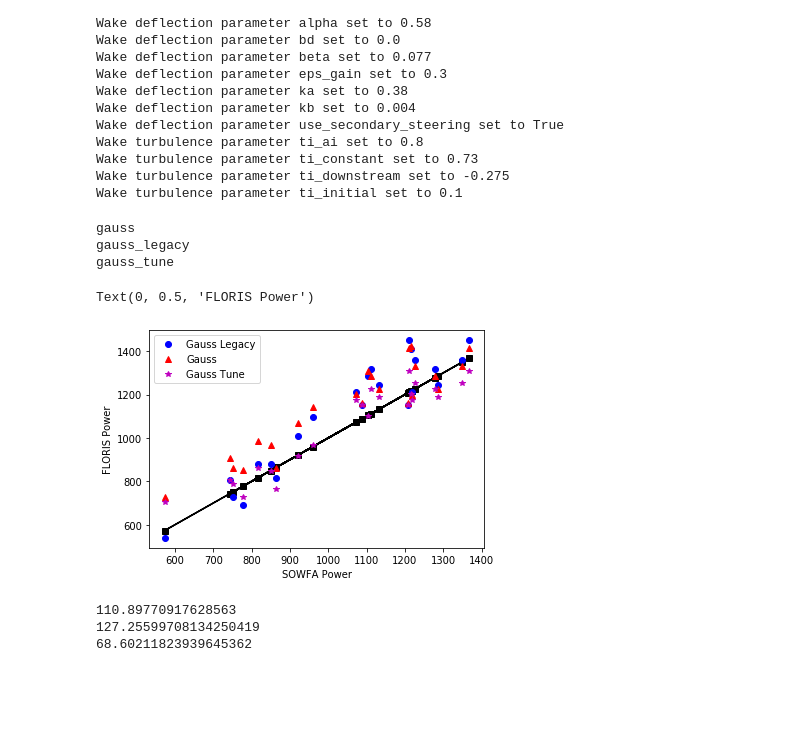
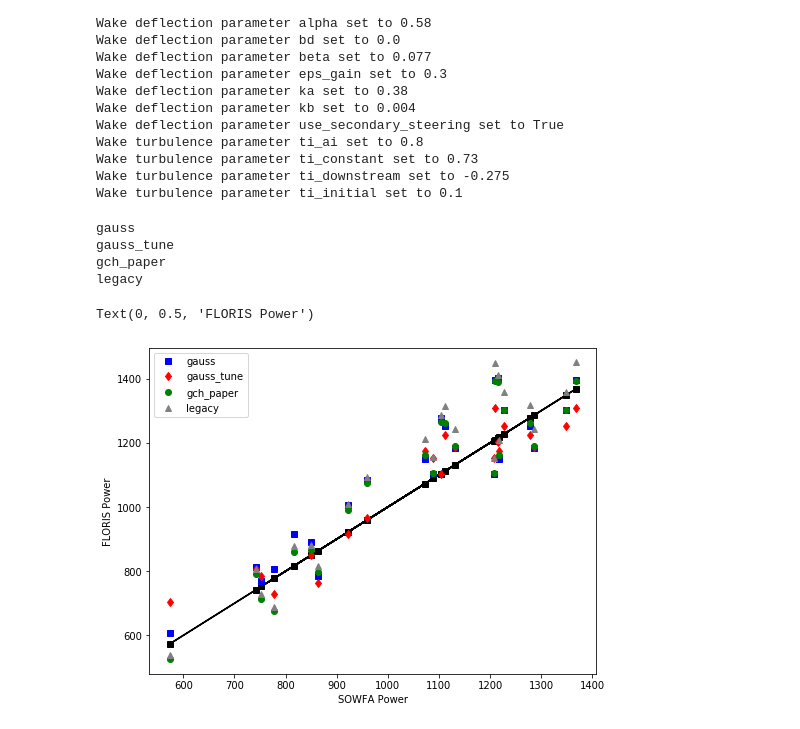
Before and after one commit to NREL/floris, a Jupyter notebook: examples_new/sowfa_tune/a_05_tune_single_wake.ipynb, the cells around one changed output. Cells and saved outputs as stored; diff of their text form; code cells hidden in the pictures; blank space fills up the shorter version.

```diff
--- a/examples_new/sowfa_tune/a_05_tune_single_wake.ipynb
+++ b/examples_new/sowfa_tune/a_05_tune_single_wake.ipynb
@@ -131,0 +162,7 @@ print(compute_rms(df,'Gauss_Error'))
+# %%
+for floris_key in fi_dict:
+    (fi, floris_color, floris_marker, floris_label) = fi_dict[floris_key]
+
+    error_signal = 'error_' + floris_label
+
+    print(floris_label,':',compute_rms(df,error_signal))
@@ -135,8 +177,8 @@ New version without tuning is, as we know, worse
 ## Try to find an improved tuning for gauss ka/kb
 # %%
 # Define a tuning error function
-(fi, floris_color, floris_label) = fi_dict['g']
-fi_tune = copy.deepcopy(fi)
+(fi_tune, floris_color, floris_marker, floris_label) = fi_dict['gt']
+
 model_params = fi_tune.get_model_parameters()
 
 
@@ -153,7 +195,7 @@ def tuning_error_function(x): #where x = [ka, kb]
     for idx, (i, row) in enumerate(df.iterrows()):
 
         # Determine free-stream wind speed column
-        freestream_name = 'freestream_gauss'
+        freestream_name = 'freestream_gauss_tune'
 
         # Match the layout
 
@@ -207,7 +249,7 @@ model_params['Wake Velocity Parameters']['ka'] = 0.38 * .581 # result.x[0] # 0.3
 model_params['Wake Velocity Parameters']['kb'] = 0.002 # result.x[1] # 0.004
 fi_tune.set_model_parameters(model_params)
 
-fi_dict['g_tune'] = (fi_tune, 'm', 'gauss_tune')
+fi_dict['gt'] = (fi_tune,'r','d','gauss_tune')
 # %% [output]
 Wake velocity parameter alpha set to 0.58
 Wake velocity parameter beta set to 0.077
@@ -232,7 +274,7 @@ Wake turbulence parameter ti_initial set to 0.1
 # %%
 # Recalculate
 for floris_key in fi_dict:
-    (fi, floris_color, floris_label) = fi_dict[floris_key]
+    (fi, floris_color, floris_marker,floris_label) = fi_dict[floris_key]
 
     t1_powers = get_t1_powers(fi, floris_label, df)
 
@@ -240,27 +282,21 @@ for floris_key in fi_dict:
     df[power_key] = t1_powers
 # %% [output]
 gauss
-gauss_legacy
 gauss_tune
+gch_paper
+legacy
 # %%
 # How does this look in absolute terms?
-fig, ax = plt.subplots()
+fig, ax = plt.subplots(figsize=(8,6))
 ax.plot(df.sowfa_1,df.sowfa_1,'ks-')
-ax.plot(df.sowfa_1,df.power_gauss_legacy,'bo-',label='Gauss Legacy',ls='None')
-ax.plot(df.sowfa_1,df.power_gauss,'r^-',label='Gauss',ls='None')
-ax.plot(df.sowfa_1,df.power_gauss_tune,'m*-',label='Gauss Tune',ls='None')
+for floris_key in fi_dict:
+    (fi, floris_color, floris_marker, floris_label) = fi_dict[floris_key]
+    power_signal = 'power_' + floris_label
+    ax.plot(df.sowfa_1,df[power_signal],color=floris_color,marker=floris_marker,label=floris_label,ls='None')
+
 ax.legend()
 ax.set_xlabel('SOWFA Power')
 ax.set_ylabel('FLORIS Power')
 # %% [output]
 Text(0, 0.5, 'FLORIS Power')
-[figure, old version]
+[figure, new version]
-# %%
-df['Gauss_Tune_Error'] = df.power_gauss_tune - df.sowfa_1
-print(compute_rms(df,'Gauss_Legacy_Error'))
-print(compute_rms(df,'Gauss_Error'))
-print(compute_rms(df,'Gauss_Tune_Error'))
-# %% [output]
-110.89770917628563
-127.25599708134250419
-68.60211823939645362
```
Also changed, not shown: parts of 19 cells of this notebook, 6 other files.
